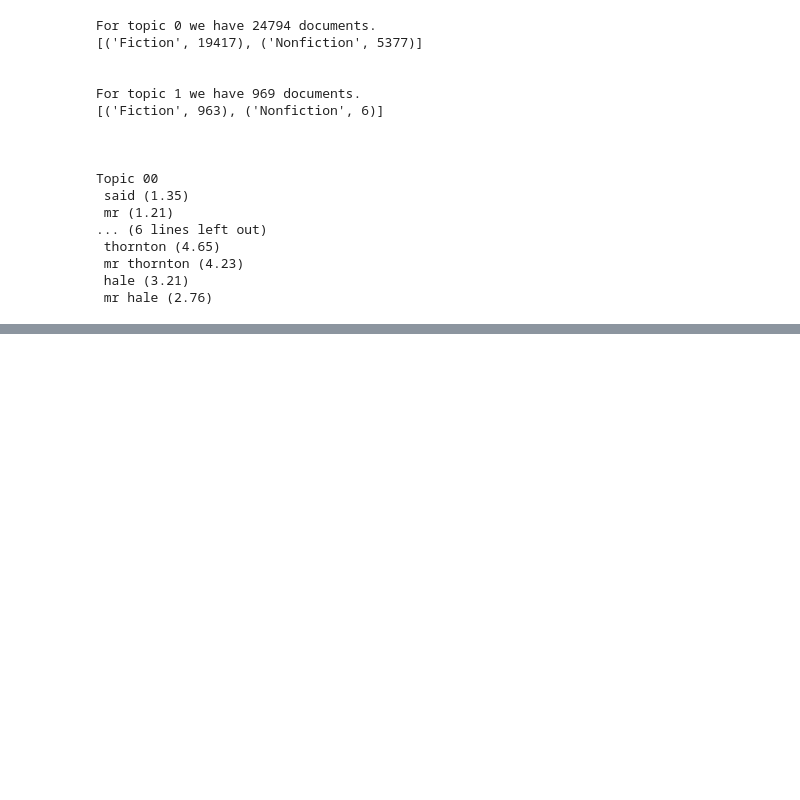
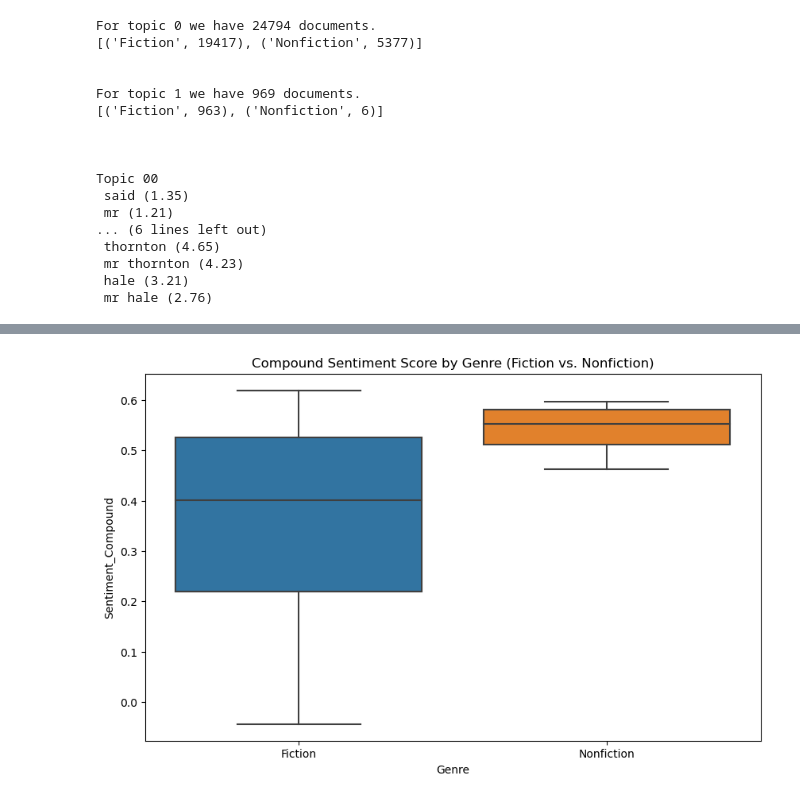
Before and after one commit to lvandine44/ADS509-FinalProject, a Jupyter notebook: LiteraryAnalysisTextMining.ipynb, the cells around one changed output, grey strips where cells are left out. Drawn from its saved outputs; the diff is of its cells as text; code cells hidden in the pictures; blank space fills up the shorter version.

```diff
--- a/LiteraryAnalysisTextMining.ipynb
+++ b/LiteraryAnalysisTextMining.ipynb
@@ -626,0 +733,33 @@ Topic 00
+# %%
+# Split text into smaller chunks (like sentences) before applying sentiment analysis
+def split_into_chunks(text, chunk_size=500):
+    # Split the text into smaller chunks based on the chunk_size (number of characters)
+    return [text[i:i+chunk_size] for i in range(0, len(text), chunk_size)]
+
+# Apply sentiment analysis to each chunk
+def analyze_chunks(chunks):
+    sentiment_scores = []
+    for chunk in chunks:
+        sentiment_scores.append(analyzer.polarity_scores(chunk))
+    return sentiment_scores
+
+# Process the text in chunks and then average the sentiment scores
+def get_sentiment_for_large_text(text, chunk_size=500):
+    chunks = split_into_chunks(text, chunk_size)
+    sentiment_scores = analyze_chunks(chunks)
+
+    # Average the sentiment scores across all chunks
+    avg_sentiment = {
+        'compound': sum(score['compound'] for score in sentiment_scores) / len(sentiment_scores),
+        'pos': sum(score['pos'] for score in sentiment_scores) / len(sentiment_scores),
+        'neg': sum(score['neg'] for score in sentiment_scores) / len(sentiment_scores),
+        'neu': sum(score['neu'] for score in sentiment_scores) / len(sentiment_scores)
+    }
+
+    return avg_sentiment
+
+# Apply this to your dataset
+books['Sentiment'] = books['Cleaned_Text'].apply(get_sentiment_for_large_text)
+
+# Display the first few rows to check the sentiment scores
+print(books[['Title', 'Sentiment']].head())
@@ -626,0 +780,14 @@ Topic 00
+# %%
+# Convert sentiment dictionaries into separate columns
+books['Sentiment_Compound'] = books['Sentiment'].apply(lambda x: x['compound'])
+books['Sentiment_Pos'] = books['Sentiment'].apply(lambda x: x['pos'])
+books['Sentiment_Neg'] = books['Sentiment'].apply(lambda x: x['neg'])
+books['Sentiment_Neu'] = books['Sentiment'].apply(lambda x: x['neu'])
+
+# Plot sentiment by genre
+plt.figure(figsize=(10, 6))
+sns.boxplot(x='Genre', y='Sentiment_Compound', data=books)
+plt.title('Compound Sentiment Score by Genre (Fiction vs. Nonfiction)')
+plt.show()
+# %% [output]
+[figure, added]
```
Also changed, not shown: parts of 14 cells of this notebook.
